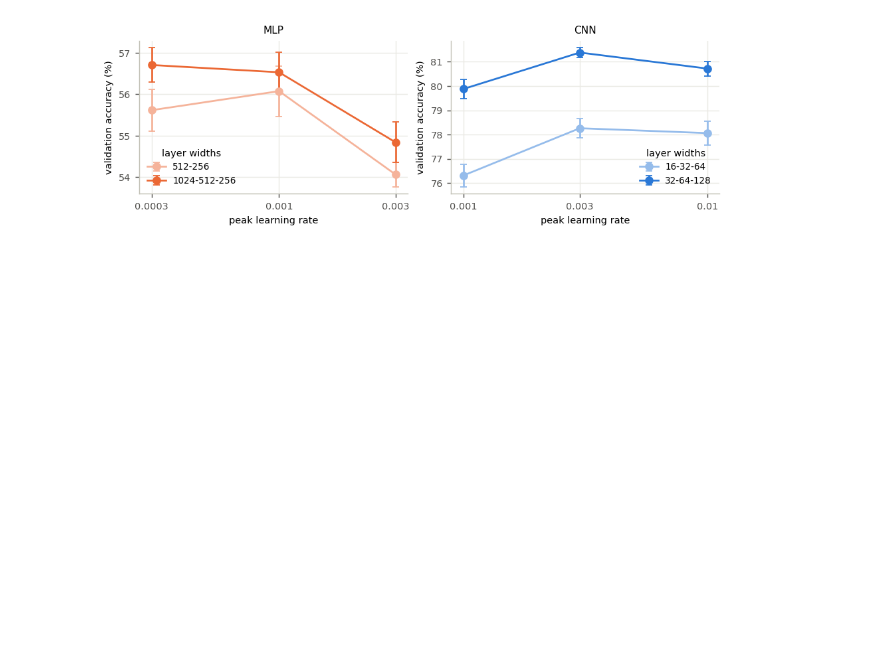
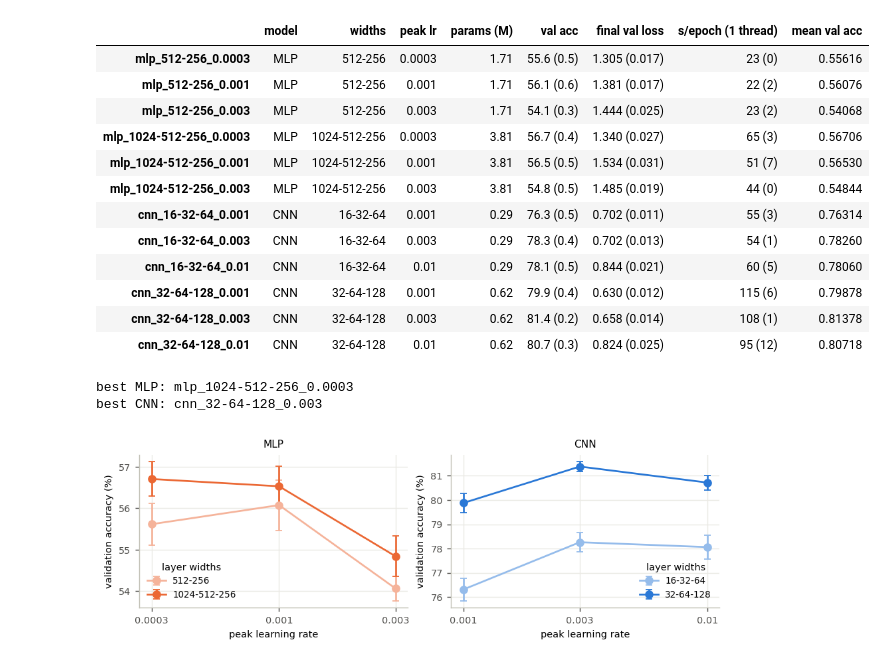
Before and after one commit to AxelFridman/HW3_ML_NN, a Jupyter notebook: 1_mlp_vs_cnn.ipynb, the cells around one changed output. Cells and saved outputs as stored; diff of their text form; code cells hidden in the pictures; blank space fills up the shorter version.

```diff
--- a/1_mlp_vs_cnn.ipynb
+++ b/1_mlp_vs_cnn.ipynb
@@ -47,0 +76,12 @@ hp.drop(columns='acc')
+# %%
+configs = {}
+for hidden in [[512, 256], [1024, 512, 256]]:
+    for lr in [3e-4, 1e-3, 3e-3]:
+        name = 'mlp_' + '-'.join(str(h) for h in hidden) + '_' + str(lr)
+        configs[name] = {'model_class': MLP, 'model_args': {'hidden': hidden}, 'lr': lr}
+for width in [16, 32]:
+    for lr in [1e-3, 3e-3, 1e-2]:
+        name = f'cnn_{width}-{2 * width}-{4 * width}_{lr}'
+        configs[name] = {'model_class': CNN, 'model_args': {'width': width}, 'lr': lr}
+for name in configs:
+    print(name)
@@ -47,0 +101,10 @@ hp.drop(columns='acc')
+# %%
+# train the folds that are not saved yet, 4 at a time (about 4 hours the first time)
+jobs = []
+for name in configs:
+    for fold in range(N_FOLDS):
+        if not os.path.exists(results_path(name, fold)):
+            jobs.append(delayed(train_fold)(name, fold, **configs[name]))
+print(len(jobs), 'folds to train')
+if jobs:
+    Parallel(n_jobs=N_JOBS, verbose=10)(jobs)
@@ -47,0 +113,6 @@ hp.drop(columns='acc')
+# %%
+# load what train_fold saved: for each model a list of 5 dicts, one per fold
+results = {}
+for name in configs:
+    results[name] = load_results(name)
+results['mlp_512-256_0.0003'][0].keys()
@@ -47,0 +121,3 @@ hp.drop(columns='acc')
+# %%
+for name, runs in results.items():
+    print(f"{name:25s} val acc {mean_sd(last(runs, 'val_acc'))}   test acc {mean_sd(last(runs, 'test_acc'))}")
@@ -48,2 +137,43 @@ hp.drop(columns='acc')
+# %%
+rows = []
+for name, runs in results.items():
+    model, widths, lr = name.split('_')
+    rows.append({'model': model.upper(), 'widths': widths, 'peak lr': lr,
+                 'params (M)': f"{runs[0]['n_params'] / 1e6:.2f}",
+                 'val acc': mean_sd(last(runs, 'val_acc')),
+                 'final val loss': mean_sd(last(runs, 'val_loss'), scale=1, decimals=3),
+                 's/epoch (1 thread)': mean_sd([np.mean(r['epoch_time']) for r in runs], scale=1, decimals=0)})
+hp = pd.DataFrame(rows, index=list(results))
+hp['mean val acc'] = [last(runs, 'val_acc').mean() for runs in results.values()]
+hp
+# %% [output]
+|  | model | widths | peak lr | params (M) | val acc | final val loss | s/epoch (1 thread) | mean val acc |
+| mlp_512-256_0.0003 | MLP | 512-256 | 0.0003 | 1.71 | 55.6 (0.5) | 1.305 (0.017) | 23 (0) | 0.55616 |
+| mlp_512-256_0.001 | MLP | 512-256 | 0.001 | 1.71 | 56.1 (0.6) | 1.381 (0.017) | 22 (2) | 0.56076 |
+| mlp_512-256_0.003 | MLP | 512-256 | 0.003 | 1.71 | 54.1 (0.3) | 1.444 (0.025) | 23 (2) | 0.54068 |
+| mlp_1024-512-256_0.0003 | MLP | 1024-512-256 | 0.0003 | 3.81 | 56.7 (0.4) | 1.340 (0.027) | 65 (3) | 0.56706 |
+| mlp_1024-512-256_0.001 | MLP | 1024-512-256 | 0.001 | 3.81 | 56.5 (0.5) | 1.534 (0.031) | 51 (7) | 0.56530 |
+| mlp_1024-512-256_0.003 | MLP | 1024-512-256 | 0.003 | 3.81 | 54.8 (0.5) | 1.485 (0.019) | 44 (0) | 0.54844 |
+| cnn_16-32-64_0.001 | CNN | 16-32-64 | 0.001 | 0.29 | 76.3 (0.5) | 0.702 (0.011) | 55 (3) | 0.76314 |
+| cnn_16-32-64_0.003 | CNN | 16-32-64 | 0.003 | 0.29 | 78.3 (0.4) | 0.702 (0.013) | 54 (1) | 0.78260 |
+| cnn_16-32-64_0.01 | CNN | 16-32-64 | 0.01 | 0.29 | 78.1 (0.5) | 0.844 (0.021) | 60 (5) | 0.78060 |
+| cnn_32-64-128_0.001 | CNN | 32-64-128 | 0.001 | 0.62 | 79.9 (0.4) | 0.630 (0.012) | 115 (6) | 0.79878 |
+| cnn_32-64-128_0.003 | CNN | 32-64-128 | 0.003 | 0.62 | 81.4 (0.2) | 0.658 (0.014) | 108 (1) | 0.81378 |
+| cnn_32-64-128_0.01 | CNN | 32-64-128 | 0.01 | 0.62 | 80.7 (0.3) | 0.824 (0.025) | 95 (12) | 0.80718 |
+# %%
+best_mlp = hp[hp.model == 'MLP']['mean val acc'].idxmax()
+best_cnn = hp[hp.model == 'CNN']['mean val acc'].idxmax()
+print('best MLP:', best_mlp)
+print('best CNN:', best_cnn)
+
+# save the choice, the other notebooks use these two models
+best = {'mlp': {'name': best_mlp, 'hidden': configs[best_mlp]['model_args']['hidden'], 'lr': configs[best_mlp]['lr']},
+        'cnn': {'name': best_cnn, 'width': configs[best_cnn]['model_args']['width'], 'lr': configs[best_cnn]['lr']}}
+with open('out/best.json', 'w') as f:
+    json.dump(best, f)
+save_table('hp', hp.drop(columns='mean val acc').set_index('model'))
+# %% [output]
+best MLP: mlp_1024-512-256_0.0003
+best CNN: cnn_32-64-128_0.003
 # %%
 fig, axes = plt.subplots(1, 2, figsize=(7.2, 2.4))
```
Also changed, not shown: parts of 42 cells of this notebook.
